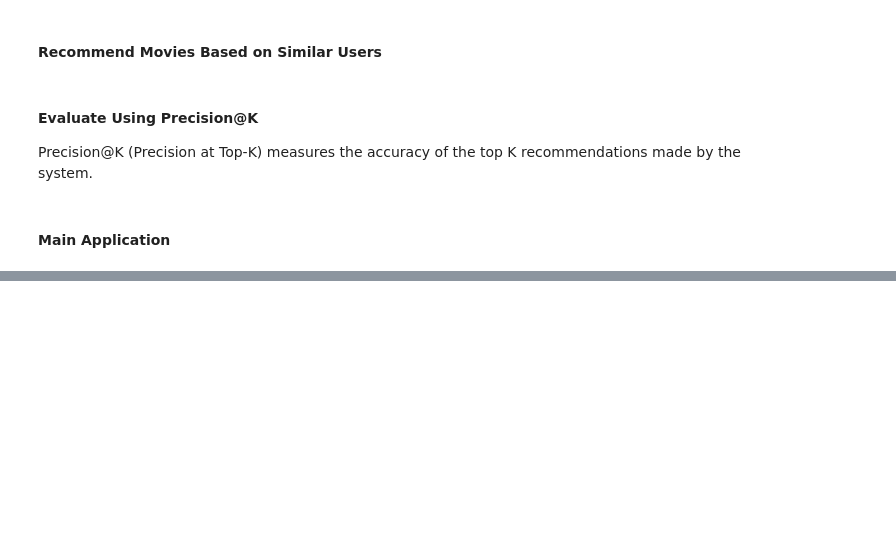
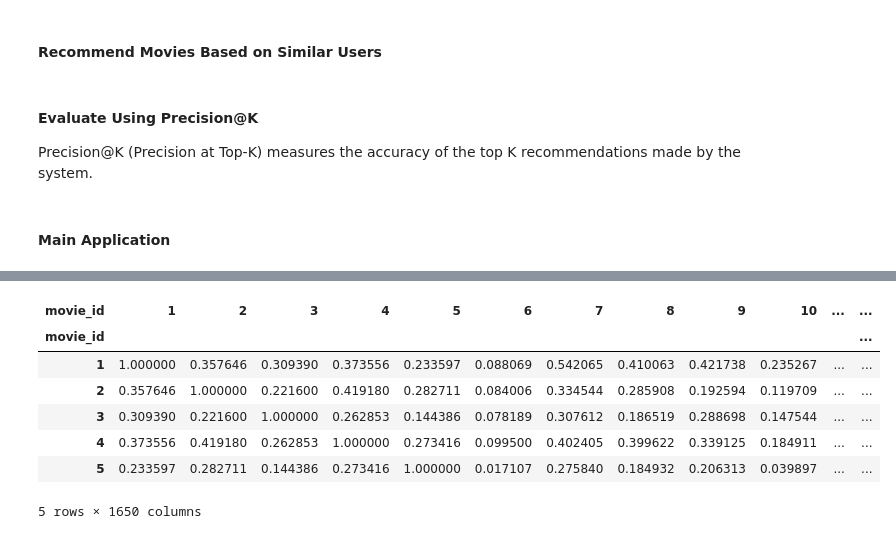
Before and after one commit to AhmedEhab-ML/Machine-Learning-Projects, a Jupyter notebook: MovieRecommendationSystem/movie_recommendation_system.ipynb, the cells around one changed output, grey strips where cells are left out. Saved outputs shown, nothing was run; the diff lists cells and outputs as text; code cells hidden in the pictures; blank space fills up the shorter version.

```diff
--- a/MovieRecommendationSystem/movie_recommendation_system.ipynb
+++ b/MovieRecommendationSystem/movie_recommendation_system.ipynb
@@ -393,0 +414,14 @@ Average Precision@5: 0.36
+# %%
+# Compute cosine similarity between items
+item_similarity = cosine_similarity(item_user_matrix)
+item_similarity_df = pd.DataFrame(item_similarity, index=item_user_matrix.index, columns=item_user_matrix.index)
+item_similarity_df.head()
+# %% [output]
+| movie_id | 1 | 2 | 3 | 4 | 5 | 6 | 7 | 8 | 9 | 10 | ... | ... |
+| movie_id |  |  |  |  |  |  |  |  |  |  |  | ... |
+| 1 | 1.000000 | 0.357646 | 0.309390 | 0.373556 | 0.233597 | 0.088069 | 0.542065 | 0.410063 | 0.421738 | 0.235267 | ... | ... |
+| 2 | 0.357646 | 1.000000 | 0.221600 | 0.419180 | 0.282711 | 0.084006 | 0.334544 | 0.285908 | 0.192594 | 0.119709 | ... | ... |
+| 3 | 0.309390 | 0.221600 | 1.000000 | 0.262853 | 0.144386 | 0.078189 | 0.307612 | 0.186519 | 0.288698 | 0.147544 | ... | ... |
+| 4 | 0.373556 | 0.419180 | 0.262853 | 1.000000 | 0.273416 | 0.099500 | 0.402405 | 0.399622 | 0.339125 | 0.184911 | ... | ... |
+| 5 | 0.233597 | 0.282711 | 0.144386 | 0.273416 | 1.000000 | 0.017107 | 0.275840 | 0.184932 | 0.206313 | 0.039897 | ... | ... |
+5 rows × 1650 columns
```
Also changed, not shown: parts of 25 cells of this notebook, 8 other files.
